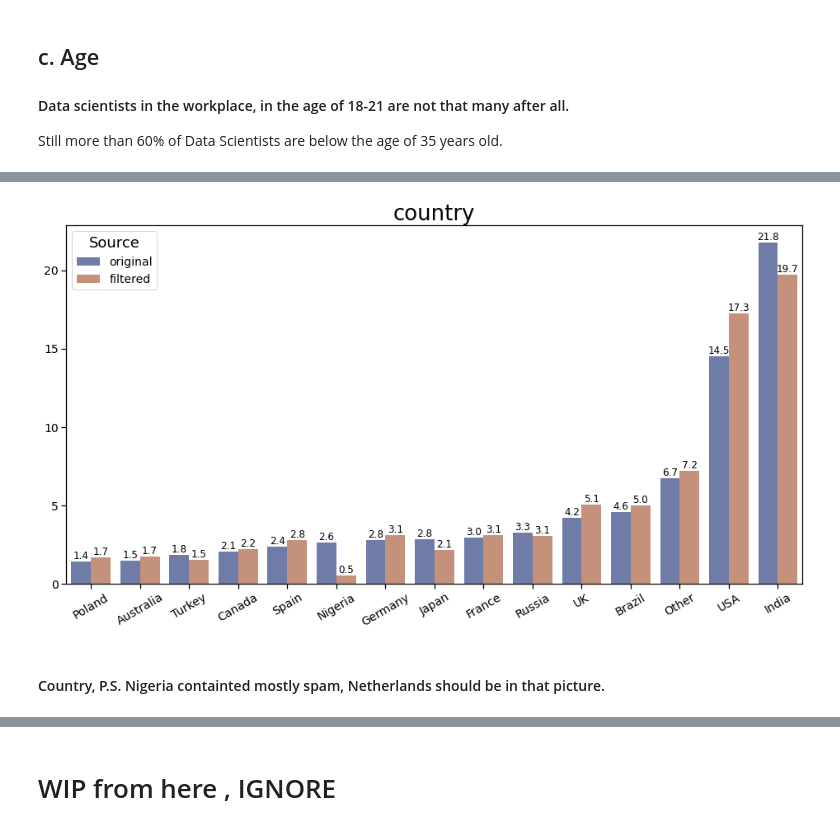
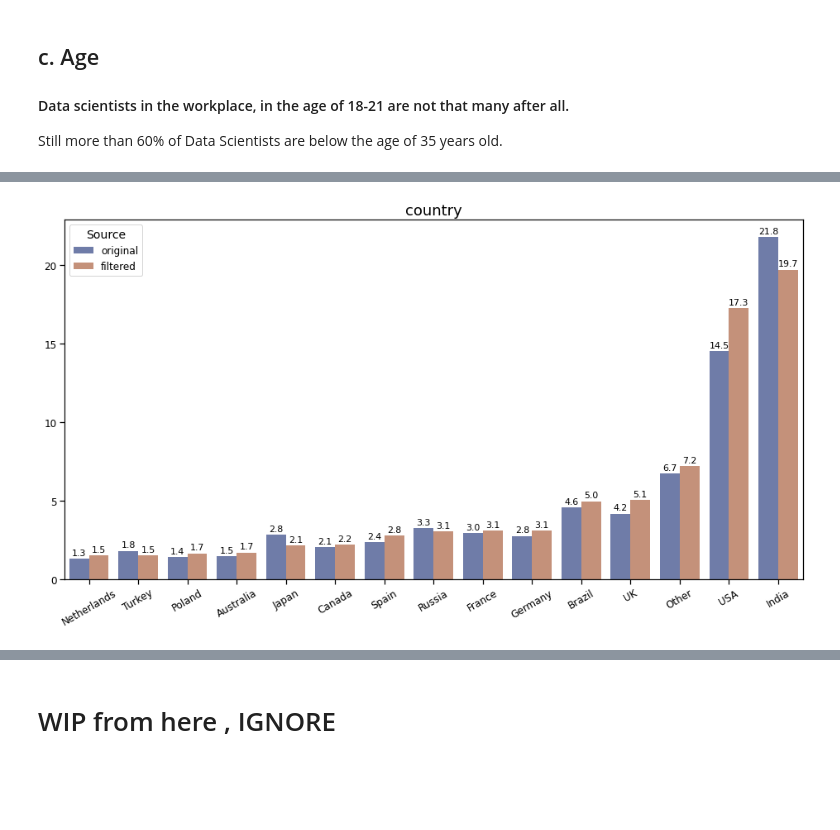
Before and after one commit to argythana/dsml_survey_20, a Jupyter notebook: notebooks/submit_draft.ipynb, the cells around one changed output, grey strips where cells are left out. Drawn from its saved outputs; the diff is of its cells as text; code cells hidden in the pictures; blank space fills up the shorter version.

```diff
--- a/notebooks/submit_draft.ipynb
+++ b/notebooks/submit_draft.ipynb
@@ -406,23 +432,25 @@ kglib.sns_plot_value_count_comparison(
 # %%
+Koreas = orig_df[orig_df.Q3.str.contains("Korea")].groupby('Q3').size()
+# Koreas
+
 column = "country"
 df = kglib.get_value_count_comparison(
     sr1=dataset1[column],
     sr2=dataset2[column],
     as_percentage=True
 )
-df = df[df.original > 1.4]
-df = df.sort_values(by="original")
 
+df = df[df.filtered > 1.5]
+df = df.sort_values(by="filtered")
 df = kglib.stack_value_count_comparison(df, "participants (%)")
+
 kglib.sns_plot_value_count_comparison(
     df,
     width=16,
     height=8,
     orientation="v",
     order_by_labels=False,
     x_ticklabels_rotation=30
 )
 # %% [output]
-[figure, old version]
+[figure, new version]
-# %% [markdown]
-#### Country, P.S. Nigeria containted mostly spam, Netherlands should be in that picture.
```
Also changed, not shown: parts of 32 cells of this notebook.
